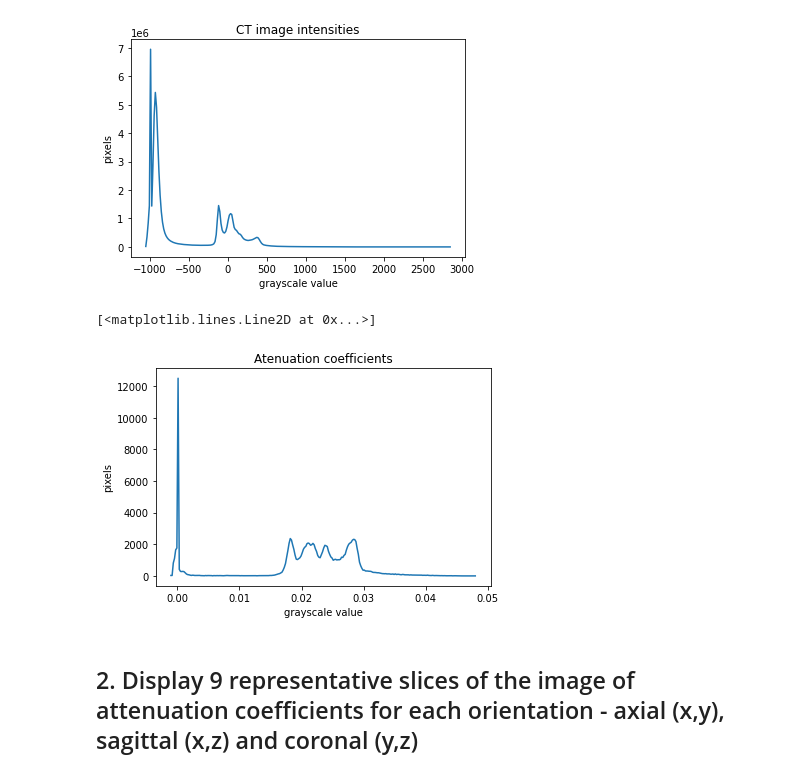
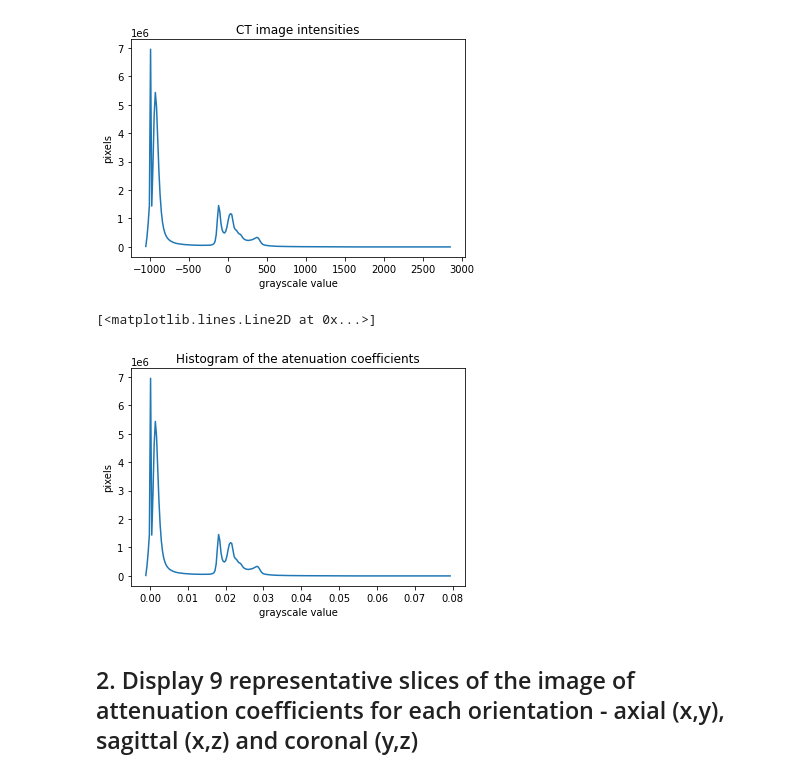
Before and after one commit to murillo-teixeira/medical-imaging-assignments, a Jupyter notebook: 1. Lab 1/Lab1.ipynb, the cells around one changed output. Drawn from its saved outputs; the diff is of its cells as text; code cells hidden in the pictures.

```diff
--- a/1. Lab 1/Lab1.ipynb
+++ b/1. Lab 1/Lab1.ipynb
@@ -55,17 +55,18 @@ plt.plot(bin_edges[0:-1], histogram)
 # %%
 # create the histogram
 mu_H2O = 0.0206
-mu_ct = sag_slice*mu_H2O/1000 + mu_H2O
+mu_ct = im*mu_H2O/1000 + mu_H2O
 histogram, bin_edges = np.histogram(mu_ct, bins=256)
+
 # configure and draw the histogram figure
 plt.figure()
-plt.title("Atenuation coefficients")
+plt.title("Histogram of the atenuation coefficients")
 plt.xlabel("grayscale value")
 plt.ylabel("pixels")
 plt.plot(bin_edges[0:-1], histogram)
 # %% [output]
 [<matplotlib.lines.Line2D at 0x...>]
-[figure, old version]
+[figure, new version]
 # %% [markdown]
 ## 2. Display 9 representative slices of the image of attenuation coefficients for each  orientation - axial (x,y), sagittal (x,z) and coronal (y,z)
 # %%
```
Also changed, not shown: parts of 14 cells of this notebook.
